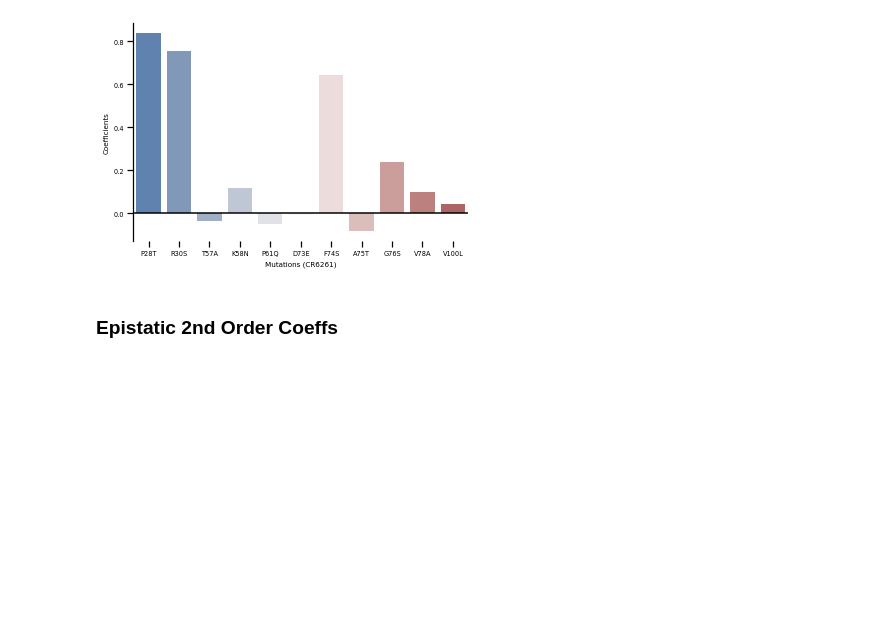
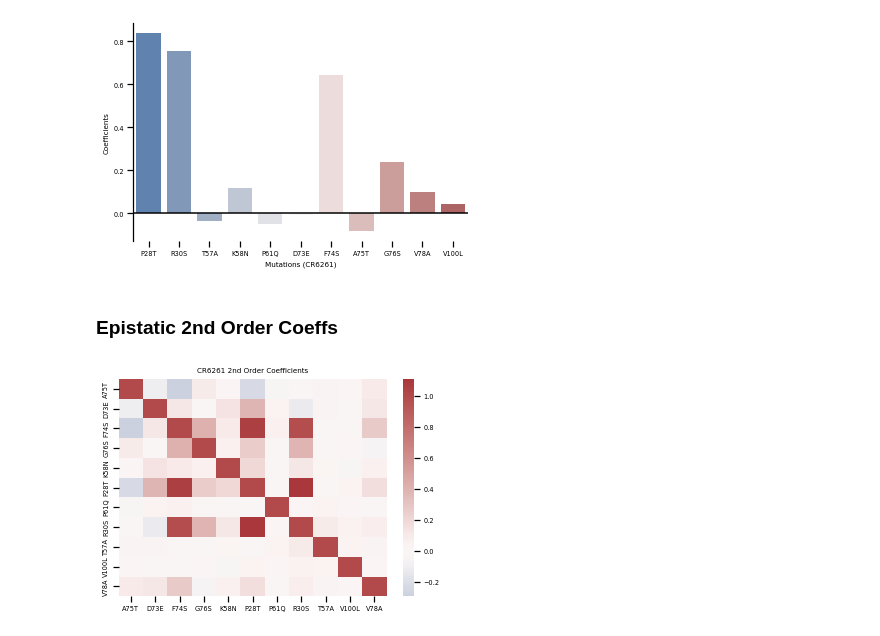
Before and after one commit to k-chrispens/rosetta-antibody-ddgs, a Jupyter notebook: stats.ipynb, the cells around one changed output. Drawn from its saved outputs; the diff is of its cells as text; code cells hidden in the pictures; blank space fills up the shorter version.

Commit message:
2nd order heatmap

```diff
--- a/stats.ipynb
+++ b/stats.ipynb
@@ -188,3 +188,16 @@ plt.show()
 [figure]
 # %% [markdown]
 ### Epistatic 2nd Order Coeffs
+# %%
+data = pd.read_csv("./raw_datasets/6261_2order.csv")
+idx = np.unique(data[['Mut1','Mut2']].values.ravel())
+data1 = data.pivot_table('Coefficient','Mut1','Mut2').reindex(index=idx, columns=idx)
+data2 = data.pivot_table('Coefficient','Mut2','Mut1').reindex(index=idx, columns=idx)
+data = data1.combine_first(data2)
+data = data.fillna(1)
+plot = sns.heatmap(data=data, cmap='vlag', center=0)
+plot.set_title("CR6261 2nd Order Coefficients")
+plt.ylabel("")
+plt.show()
+# %% [output]
+[figure, added]
```
Also changed, not shown: parts of 3 cells of this notebook, 5 other files.
